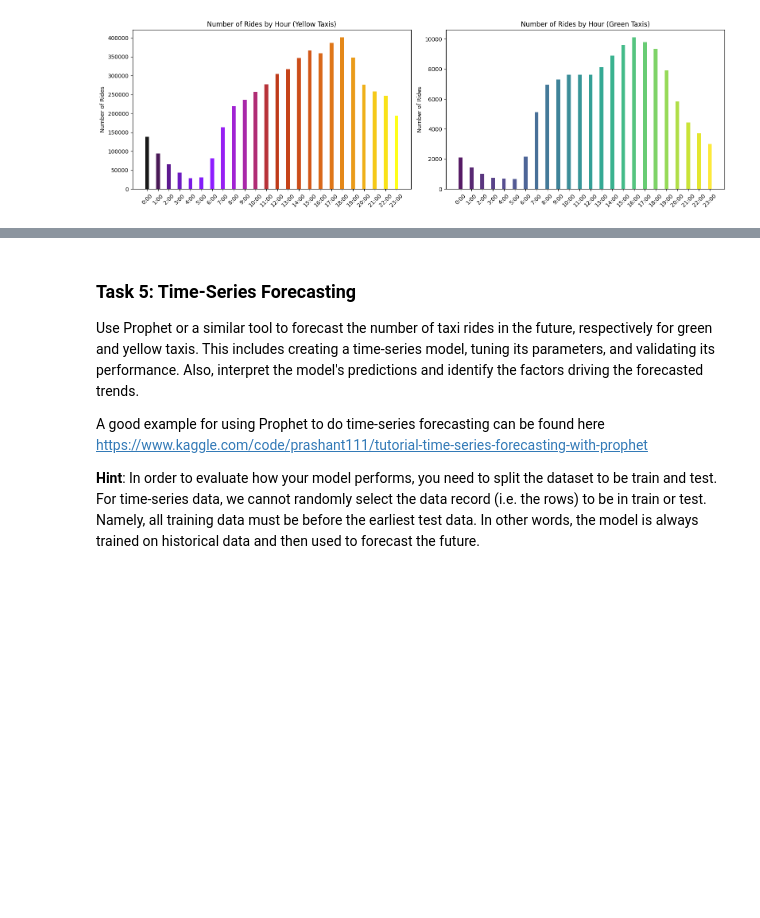
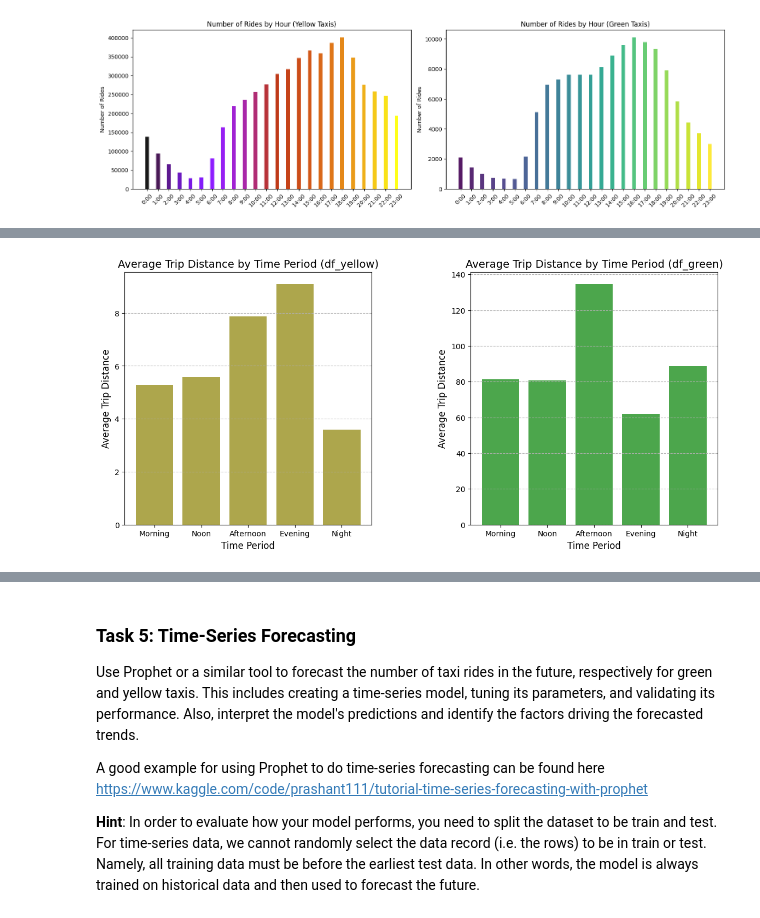
Before and after one commit to Strongside-87/Project-Delivery, a Jupyter notebook: 4_temporal_spatial_data_analysis.ipynb, the cells around one changed output, grey strips where cells are left out. Cells and saved outputs as stored; diff of their text form; code cells hidden in the pictures; blank space fills up the shorter version.

```diff
--- a/4_temporal_spatial_data_analysis.ipynb
+++ b/4_temporal_spatial_data_analysis.ipynb
@@ -302,19 +278,0 @@ The total number of rides for the green taxi in the last 12 months: 0
-# %%
-import pandas as pd
-import matplotlib.pyplot as plt
-
-# Assuming your dataset is stored in a DataFrame called df_yellow
-
-# Extract the month from the pickup datetime column
-df_yellow['pickup_month'] = pd.to_datetime(df_yellow['tpep_pickup_datetime']).dt.month
-
-# Count the number of rides for each month
-rides_by_month = df_yellow['pickup_month'].value_counts().sort_index()
-
-# Plotting the number of rides by month
-plt.plot(rides_by_month.index, rides_by_month.values, marker='o')
-plt.xlabel('Month')
-plt.ylabel('Number of Rides')
-plt.title('Number of Taxi Rides by Month')
-plt.xticks(range(1, 13))  # Assuming the months are represented as integers from 1 to 12
-plt.show()
@@ -384,0 +279,56 @@ plt.show()
+# %%
+import pandas as pd
+import numpy as np
+import matplotlib.pyplot as plt
+
+# Step 1: Extract hour component
+df_yellow['pickup_hour'] = pd.to_datetime(df_yellow['tpep_pickup_datetime']).dt.hour
+df_green['pickup_hour'] = pd.to_datetime(df_green['lpep_pickup_datetime']).dt.hour
+
+my_2_dataset = [df_yellow, df_green]
+
+
+
+
+
+values = ['Morning', 'Noon', 'Afternoon', 'Evening', 'Night']
+
+for x in my_2_dataset:
+    conditions = [
+            (x['pickup_hour'] >= 6) & (x['pickup_hour'] < 9),
+            (x['pickup_hour'] >= 9) & (x['pickup_hour'] < 12),
+            (x['pickup_hour'] >= 12) & (x['pickup_hour'] < 18),
+            (x['pickup_hour'] >= 18) & (x['pickup_hour'] < 24),
+            (x['pickup_hour'] >= 0) & (x['pickup_hour'] < 6)
+        ]
+    x['TimePeriod'] = pd.Series(np.select(conditions, values))
+
+
+
+fig, (ax1, ax2) = plt.subplots(1, 2, figsize=(14, 6))
+
+# Calculate average trip distance for each time period
+avg_trip_distance_yellow = df_yellow.groupby('TimePeriod')['trip_distance'].mean()
+ax1.set_title('Average Trip Distance by Time Period (df_yellow)', fontsize=14)
+ax1.bar(values, avg_trip_distance_yellow, color='#8B8000', alpha=0.7)
+ax1.set_xlabel('Time Period', fontsize=12)
+ax1.set_ylabel('Average Trip Distance', fontsize=12)
+ax1.grid(axis='y', linestyle='--')
+
+# Plot for df_green
+ax2.set_title('Average Trip Distance by Time Period (df_green)', fontsize=14)
+# Calculate average trip distance for each time period
+avg_trip_distance_green = df_green.groupby('TimePeriod')['trip_distance'].mean()
+
+# Plot the bar chart for df_green
+ax2.bar(values, avg_trip_distance_green, color='green', alpha=0.7)
+ax2.set_xlabel('Time Period', fontsize=12)
+ax2.set_ylabel('Average Trip Distance', fontsize=12)
+ax2.grid(axis='y', linestyle='--')
+
+# Adjust spacing between subplots
+plt.subplots_adjust(wspace=0.4)
+
+plt.show()
+# %% [output]
+[figure, added]
```
Also changed, not shown: parts of 8 cells of this notebook.
